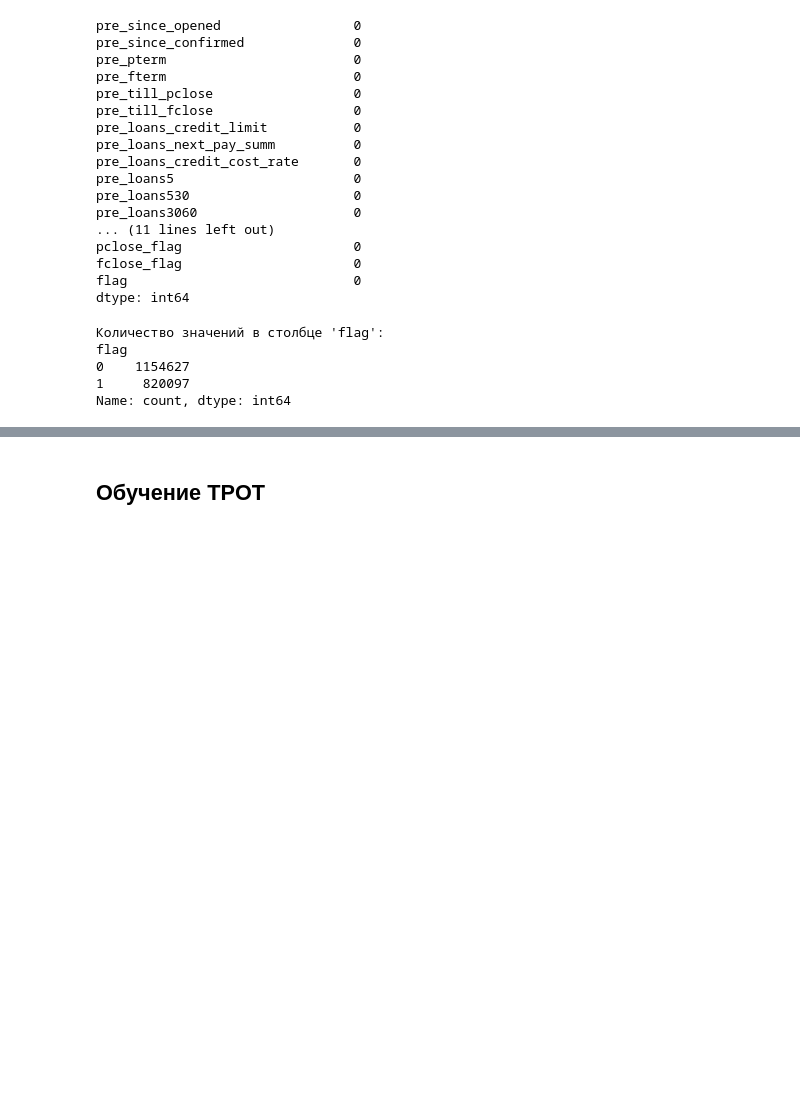
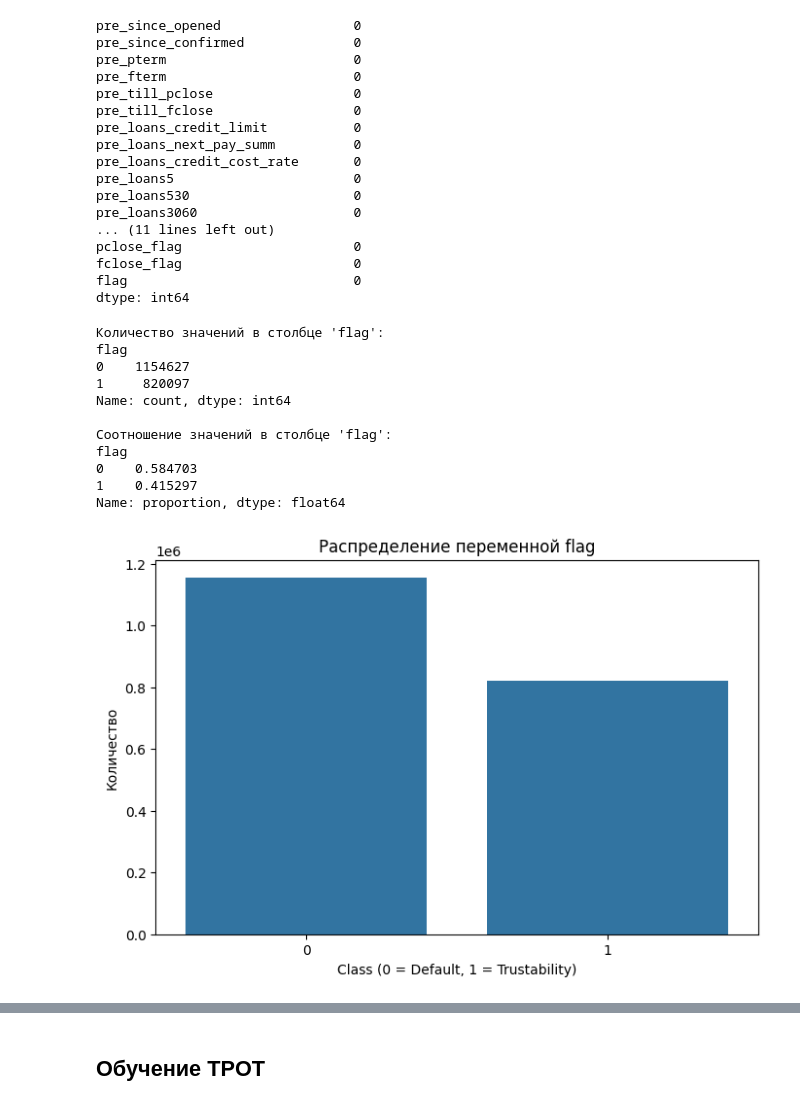
Before and after one commit to AntMur00/LoanStatus, a Jupyter notebook: LoanStatus.ipynb, the cells around one changed output, grey strips where cells are left out. Cells and saved outputs as stored; diff of their text form; code cells hidden in the pictures; blank space fills up the shorter version.

```diff
--- a/LoanStatus.ipynb
+++ b/LoanStatus.ipynb
@@ -236,9 +212,19 @@ dtype: int64
 flag_counts = merged_data['flag'].value_counts()
 print("Количество значений в столбце 'flag':")
 print(flag_counts)
+print()
+flag_counts = merged_data['flag'].value_counts('0')
+print("Соотношение значений в столбце 'flag':")
+print(flag_counts)
 # %% [output]
 Количество значений в столбце 'flag':
 flag
 0    1154627
 1     820097
 Name: count, dtype: int64
+
+Соотношение значений в столбце 'flag':
+flag
+0    0.584703
+1    0.415297
+Name: proportion, dtype: float64
@@ -250,2 +231,11 @@ import seaborn as sns
+# %%
+plt.figure(figsize=(8, 5))
+sns.countplot(x="flag", data=merged_data)
+plt.title("Распределение переменной flag")
+plt.xlabel("Class (0 = Default, 1 = Trustability)")
+plt.ylabel("Количество")
+plt.show()
+# %% [output]
+[figure, added]
 # %%
 def corr_matrix(corr):
```
Also changed, not shown: parts of 37 cells of this notebook, 1 other file.
